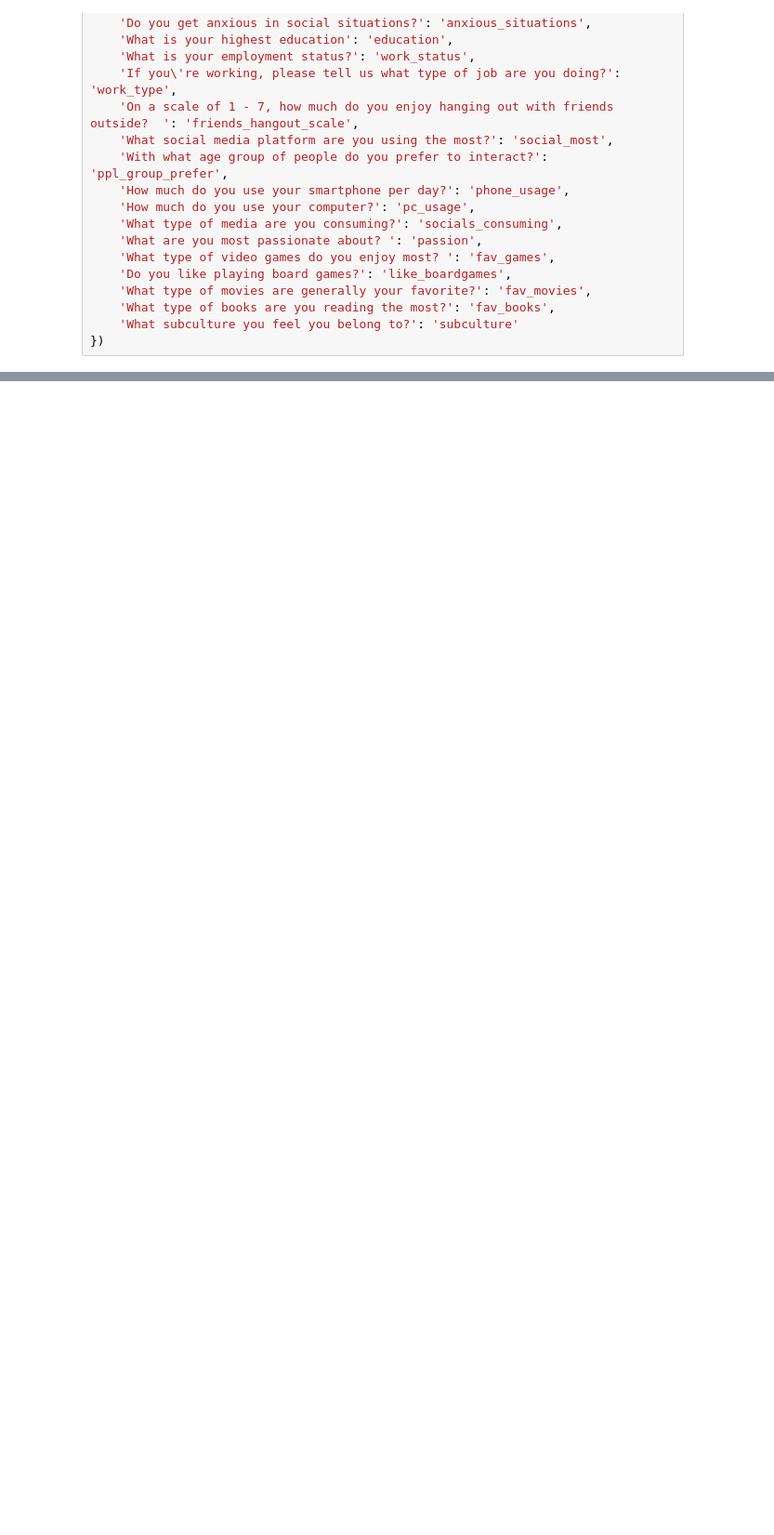
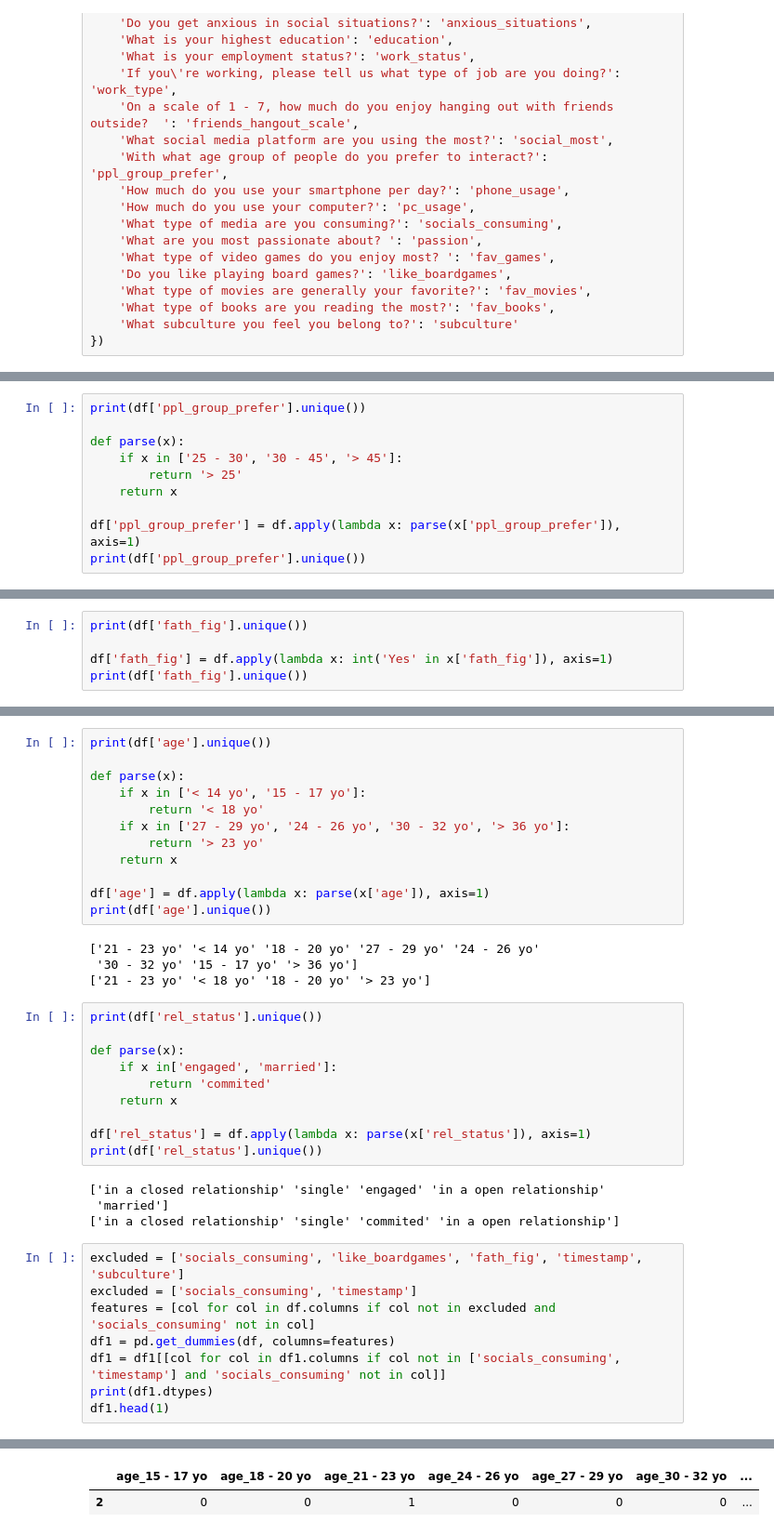
Before and after one commit to In1th/subculture-research, a Jupyter notebook: notebooks/data_parser.ipynb, the cells around one changed output, grey strips where cells are left out. Shown at 93% size. Drawn from its saved outputs; the diff is of its cells as text; blank space fills up the shorter version.

Commit message:
parser

```diff
--- a/notebooks/data_parser.ipynb
+++ b/notebooks/data_parser.ipynb
@@ -66,0 +219,10 @@ pd.get_dummies(df['Sexual orientation'], columns=['Sexual orientation'])
+# %%
+print(df['ppl_group_prefer'].unique())
+
+def parse(x):
+    if x in ['25 - 30', '30 - 45', '> 45']:
+        return '> 25'
+    return x
+
+df['ppl_group_prefer'] = df.apply(lambda x: parse(x['ppl_group_prefer']), axis=1)
+print(df['ppl_group_prefer'].unique())
@@ -66,0 +302,5 @@ pd.get_dummies(df['Sexual orientation'], columns=['Sexual orientation'])
+# %%
+print(df['fath_fig'].unique())
+
+df['fath_fig'] = df.apply(lambda x: int('Yes' in x['fath_fig']), axis=1)
+print(df['fath_fig'].unique())
@@ -66,0 +310,39 @@ pd.get_dummies(df['Sexual orientation'], columns=['Sexual orientation'])
+# %%
+print(df['age'].unique())
+
+def parse(x):
+    if x in ['< 14 yo', '15 - 17 yo']:
+        return '< 18 yo'
+    if x in ['27 - 29 yo', '24 - 26 yo', '30 - 32 yo', '> 36 yo']:
+        return '> 23 yo'
+    return x
+
+df['age'] = df.apply(lambda x: parse(x['age']), axis=1)
+print(df['age'].unique())
+# %% [output]
+['21 - 23 yo' '< 14 yo' '18 - 20 yo' '27 - 29 yo' '24 - 26 yo'
+ '30 - 32 yo' '15 - 17 yo' '> 36 yo']
+['21 - 23 yo' '< 18 yo' '18 - 20 yo' '> 23 yo']
+# %%
+print(df['rel_status'].unique())
+
+def parse(x):
+    if x in['engaged', 'married']:
+        return 'commited'
+    return x
+
+df['rel_status'] = df.apply(lambda x: parse(x['rel_status']), axis=1)
+print(df['rel_status'].unique())
+# %% [output]
+['in a closed relationship' 'single' 'engaged' 'in a open relationship'
+ 'married']
+['in a closed relationship' 'single' 'commited' 'in a open relationship']
+# %%
+excluded = ['socials_consuming', 'like_boardgames', 'fath_fig', 'timestamp', 'subculture']
+excluded = ['socials_consuming', 'timestamp']
+features = [col for col in df.columns if col not in excluded and 'socials_consuming' not in col]
+df1 = pd.get_dummies(df, columns=features)
+df1 = df1[[col for col in df1.columns if col not in ['socials_consuming', 'timestamp'] and 'socials_consuming' not in col]]
+print(df1.dtypes)
+df1.head(1)
+# %% [output]
@@ -66,0 +361,2 @@ pd.get_dummies(df['Sexual orientation'], columns=['Sexual orientation'])
+|  | age_15 - 17 yo | age_18 - 20 yo | age_21 - 23 yo | age_24 - 26 yo | age_27 - 29 yo | age_30 - 32 yo | ... |
+| 2 | 0 | 0 | 1 | 0 | 0 | 0 | ... |
```
Also changed, not shown: parts of 22 cells of this notebook, 3 other files.
